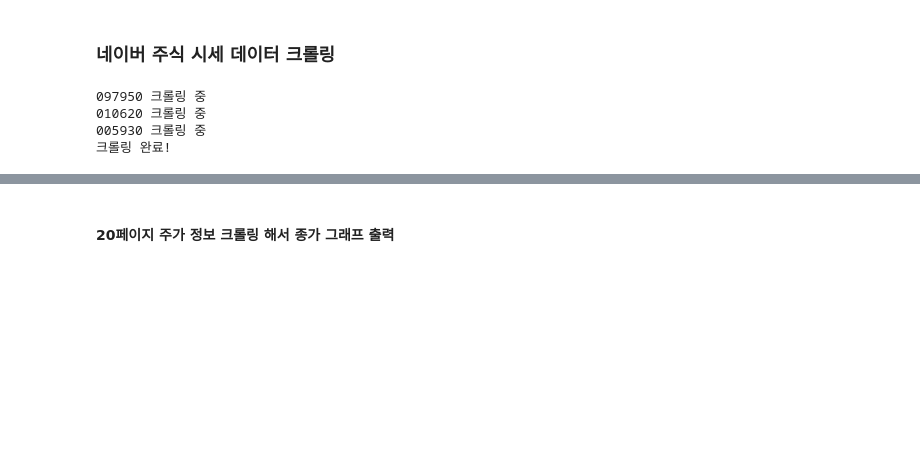
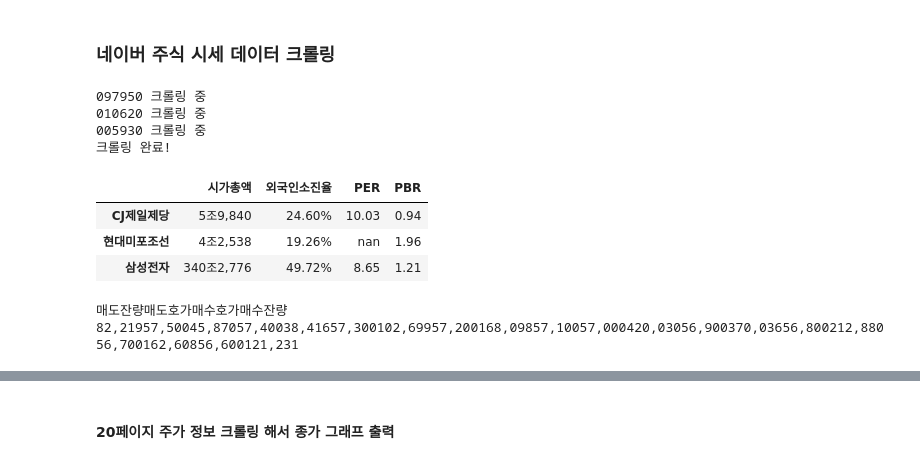
Before and after one commit to sainthm/MGS_AI_DS, a Jupyter notebook: web_crawling/06_python_crawler.ipynb, the cells around one changed output, grey strips where cells are left out. Drawn from its saved outputs; the diff is of its cells as text; code cells hidden in the pictures; blank space fills up the shorter version.

```diff
--- a/web_crawling/06_python_crawler.ipynb
+++ b/web_crawling/06_python_crawler.ipynb
@@ -606,30 +606,73 @@ for code in code_list:
     html = BeautifulSoup(resp.text)
     # 정보선별
 
     # 시가총액, 외국인소진률, PER, PBR
     # 시가총액
     data_list.append(html.select('em#_market_sum')[0].text.replace('\n', '').replace('\t', ''))
     # 외국인소진율(경로셀렉터)
     data_list.append(html.select('tr.strong em')[1].text)
     # per
     if html.select('em#_per') == []:
         data_list.append(np.nan)
         # data_list.append(html.select('table.per_table em')[0].text)
     else:
         data_list.append(html.select('em#_per')[0].text)
     # pbr
     data_list.append(html.select('em#_pbr')[0].text)
     # html.select('em#_pbr')[0].text
     # 종목명
     name_list.append(html.select('h2 a')[0].text)
 
 print("크롤링 완료!")
 # df 제작
 df = pd.DataFrame(data,
                  index=name_list,
                  columns=['시가총액', '외국인소진율', 'PER', 'PBR'])
+df
 # %% [output]
 097950 크롤링 중
 010620 크롤링 중
 005930 크롤링 중
 크롤링 완료!
+|  | 시가총액 | 외국인소진율 | PER | PBR |
+| CJ제일제당 | 5조9,840 | 24.60% | 10.03 | 0.94 |
+| 현대미포조선 | 4조2,538 | 19.26% | nan | 1.96 |
+| 삼성전자 | 340조2,776 | 49.72% | 8.65 | 1.21 |
+# %%
+# 동적페이지의 숨은 URL
+# 동적페이지에 요청을 할 때 웹 정책에 필요한 정보를 같이 전달을 해줘야 함.
+data_list = []
+
+# url 정의
+url = "https://finance.naver.com/item/sise.naver?code=005930&page=1"
+header = {
+    "referer" : "https://finance.naver.com/item/fchart.naver?code=005930",
+    "user-agent" : "Mozilla/5.0 (Macintosh; Intel Mac OS X 10_15_7) AppleWebKit/537.36 (KHTML, like Gecko) Chrome/104.0.0.0 Safari/537.36"
+}
+
+# 레퍼러정보: 유저가 해당페이지에 요청하기 전 머물렀던 이전 페이지 주소
+# 유저에이전트: 로컬컴퓨터 브라우저 사양 (로봇이냐 아니냐)
+
+# requests 요청시에 헤더정보 추가
+resp = requests.get(url, headers=header)
+
+# html 변환
+html = BeautifulSoup(resp.text, 'html.parser')
+
+# 정보선별
+for item in html.select('span.tah'): #tah p10 gray03
+    data_list.append(item.text.strip().replace(',', ''))
+
+data_list
+
+# numpy 활용
+data = np.array(data_list).reshape(-1, 7)
+data
+
+# DataFrame 활용
+df = pd.DataFram(data,
+                columns=col_nm)
+df.set_index('날짜', inplace=True)
+df
+# %% [output]
+매도잔량매도호가매수호가매수잔량82,21957,50045,87057,40038,41657,300102,69957,200168,09857,10057,000420,03056,900370,03656,800212,88056,700162,60856,600121,231
```
Also changed, not shown: parts of 10 cells of this notebook.
